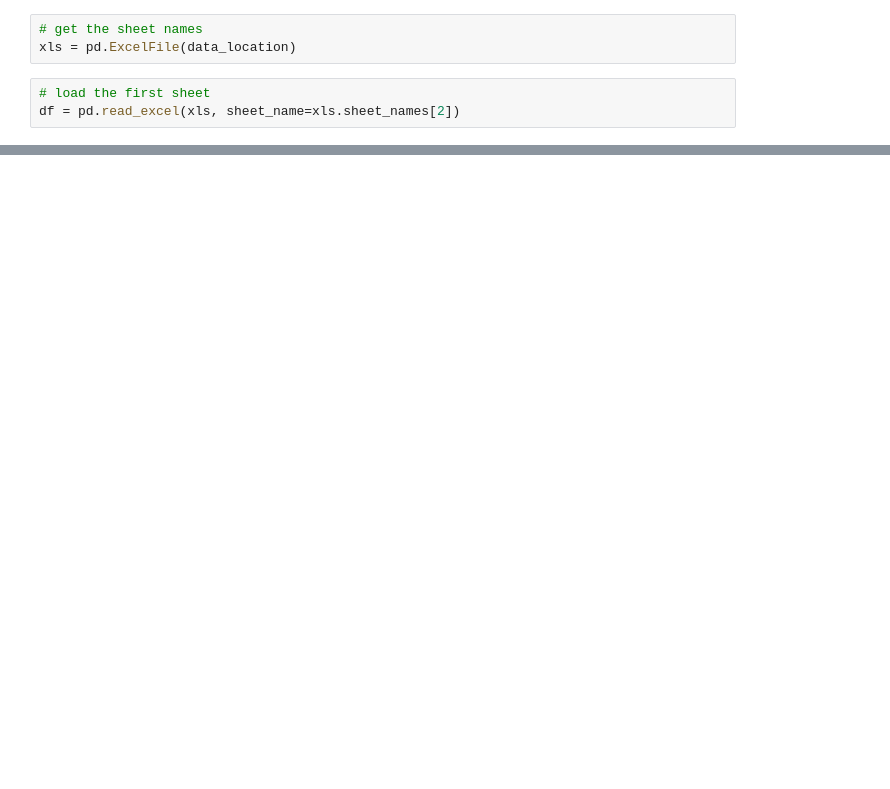
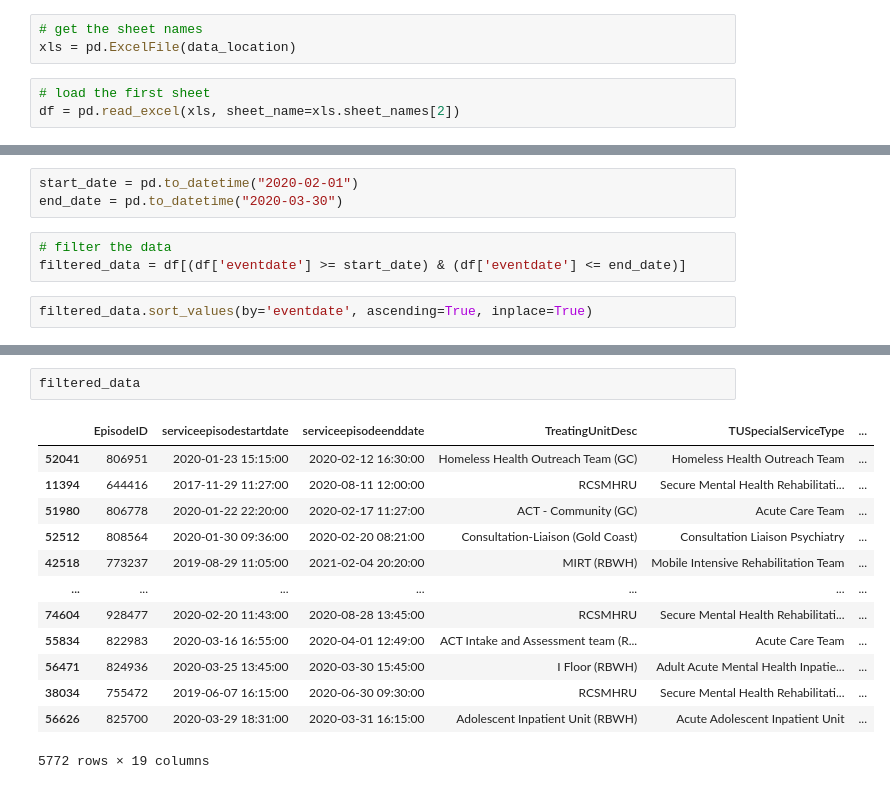
Before and after one commit to KnHuq/healthai, a Jupyter notebook: notebooks/load_analyse_data.ipynb, the cells around one changed output, grey strips where cells are left out. Saved outputs shown, nothing was run; the diff lists cells and outputs as text; blank space fills up the shorter version.

```diff
--- a/notebooks/load_analyse_data.ipynb
+++ b/notebooks/load_analyse_data.ipynb
@@ -107,0 +21,8 @@ multiple_factors = {
+# %%
+start_date = pd.to_datetime("2020-02-01")
+end_date = pd.to_datetime("2020-03-30")
+# %%
+# filter the data
+filtered_data = df[(df['eventdate'] >= start_date) & (df['eventdate'] <= end_date)]
+# %%
+filtered_data.sort_values(by='eventdate', ascending=True, inplace=True)
@@ -107,0 +38,16 @@ multiple_factors = {
+# %%
+filtered_data
+# %% [output]
+|  | EpisodeID | serviceepisodestartdate | serviceepisodeenddate | TreatingUnitDesc | TUSpecialServiceType | ... |
+| 52041 | 806951 | 2020-01-23 15:15:00 | 2020-02-12 16:30:00 | Homeless Health Outreach Team (GC) | Homeless Health Outreach Team | ... |
+| 11394 | 644416 | 2017-11-29 11:27:00 | 2020-08-11 12:00:00 | RCSMHRU | Secure Mental Health Rehabilitati... | ... |
+| 51980 | 806778 | 2020-01-22 22:20:00 | 2020-02-17 11:27:00 | ACT - Community (GC) | Acute Care Team | ... |
+| 52512 | 808564 | 2020-01-30 09:36:00 | 2020-02-20 08:21:00 | Consultation-Liaison (Gold Coast) | Consultation Liaison Psychiatry | ... |
+| 42518 | 773237 | 2019-08-29 11:05:00 | 2021-02-04 20:20:00 | MIRT (RBWH) | Mobile Intensive Rehabilitation Team | ... |
+| ... | ... | ... | ... | ... | ... | ... |
+| 74604 | 928477 | 2020-02-20 11:43:00 | 2020-08-28 13:45:00 | RCSMHRU | Secure Mental Health Rehabilitati... | ... |
+| 55834 | 822983 | 2020-03-16 16:55:00 | 2020-04-01 12:49:00 | ACT Intake and Assessment team (R... | Acute Care Team | ... |
+| 56471 | 824936 | 2020-03-25 13:45:00 | 2020-03-30 15:45:00 | I Floor (RBWH) | Adult Acute Mental Health Inpatie... | ... |
+| 38034 | 755472 | 2019-06-07 16:15:00 | 2020-06-30 09:30:00 | RCSMHRU | Secure Mental Health Rehabilitati... | ... |
+| 56626 | 825700 | 2020-03-29 18:31:00 | 2020-03-31 16:15:00 | Adolescent Inpatient Unit (RBWH) | Acute Adolescent Inpatient Unit | ... |
+5772 rows × 19 columns
```
Also changed, not shown: parts of 22 cells of this notebook, 1 other file.
